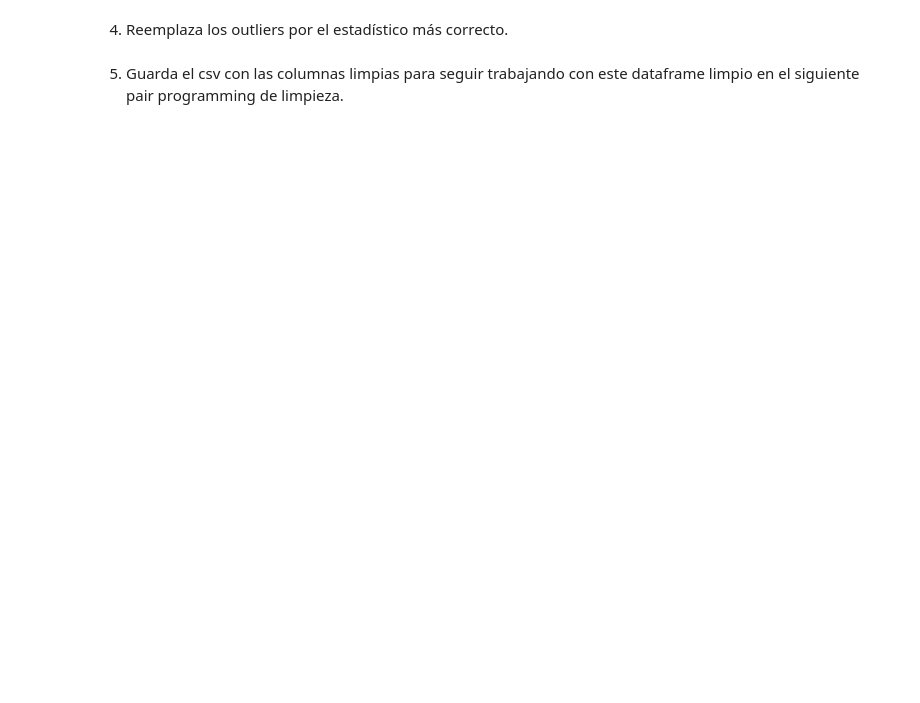
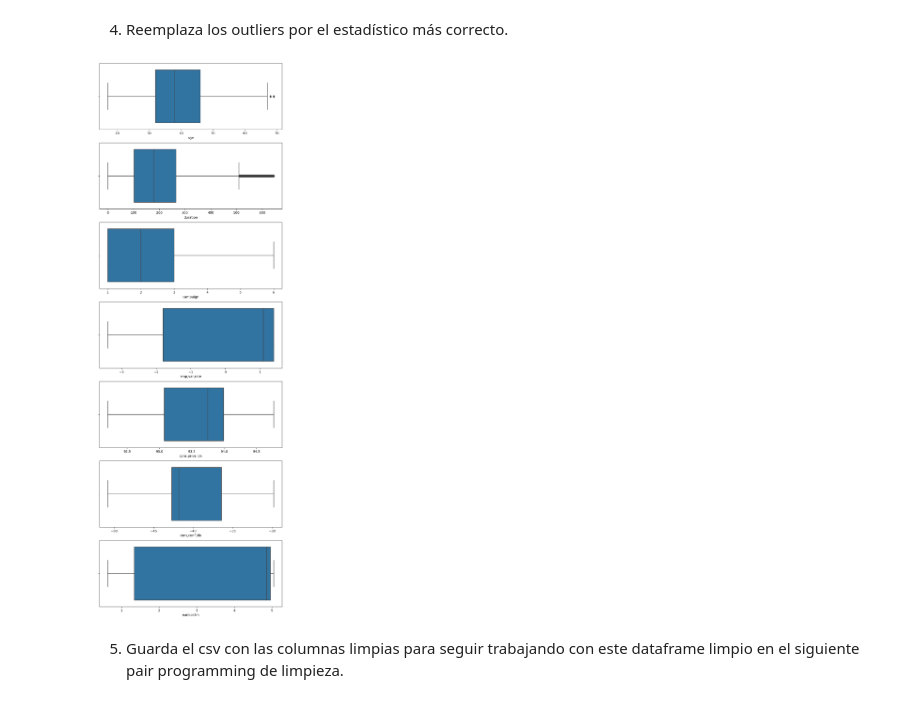
Before and after one commit to NataliaBarquin/Adalab_Pair_programming_4_EDA_limpieza_ETL, a Jupyter notebook: Limpieza/limpieza_3.ipynb, the cells around one changed output. Cells and saved outputs as stored; diff of their text form; code cells hidden in the pictures; blank space fills up the shorter version.

```diff
--- a/Limpieza/limpieza_3.ipynb
+++ b/Limpieza/limpieza_3.ipynb
@@ -20,2 +69,26 @@ df.head(1)
 # %% [markdown]
 3. Identifica sobre el dataframe las filas que son outliers
+# %%
+def outliers(columnas, dataframe):
+
+    dict_indices = {}
+
+    for col in columnas:
+
+        Q1 = np.nanpercentile(dataframe[col], 25)
+        Q3 = np.nanpercentile(dataframe[col], 75)
+
+        IQR = Q3 - Q1
+
+        outlier_dist = 1.5 * IQR
+
+        outliers_df = dataframe[(dataframe[col] < Q1 - outlier_dist) | (dataframe[col] > Q3 + outlier_dist)]
+
+        if outliers_df.shape[0] > 0:
+
+            dict_indices[col] = (list(outliers_df.index))
+
+    return dict_indices
+# %%
+out_dict = outliers(list(df_num.columns), df)
+out_dict
@@ -22,4 +113,16 @@ df.head(1)
 # %% [markdown]
 4. Reemplaza los outliers por el estadístico más correcto.
+# %%
+for k, v in out_dict.items():
+    mediana = df[k].median()
+    for i in v:
+        df.loc[i,k] = mediana
+# %%
+fig, axes = plt.subplots(len(df_num.columns), 1, figsize= (10, 30))
+
+for i in range(len(df_num.columns)):
+    sns.boxplot(x= df_num.columns[i], data= df, ax = axes[i]);
+# %% [output]
+[figure, added]
 # %% [markdown]
 5. Guarda el csv con las columnas limpias para seguir trabajando con este dataframe limpio en el siguiente pair programming de limpieza.
```
Also changed, not shown: parts of 10 cells of this notebook, 2 other files.
